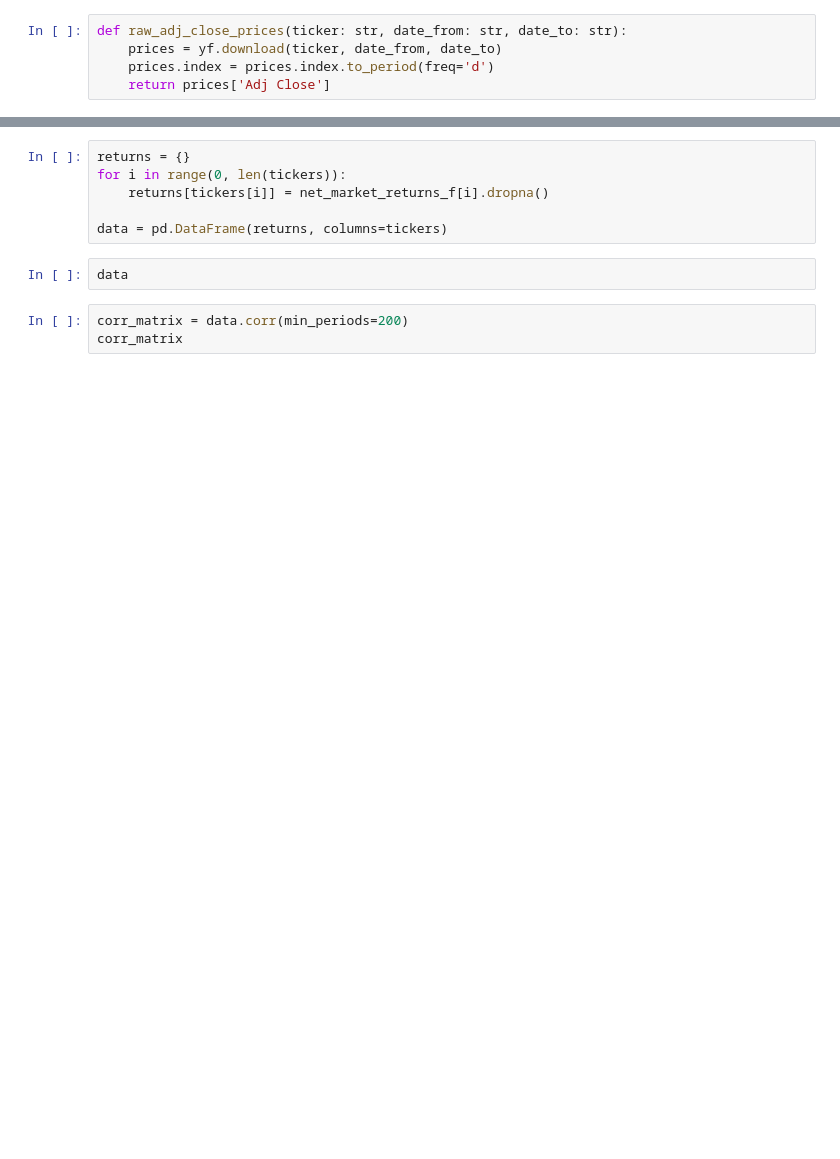
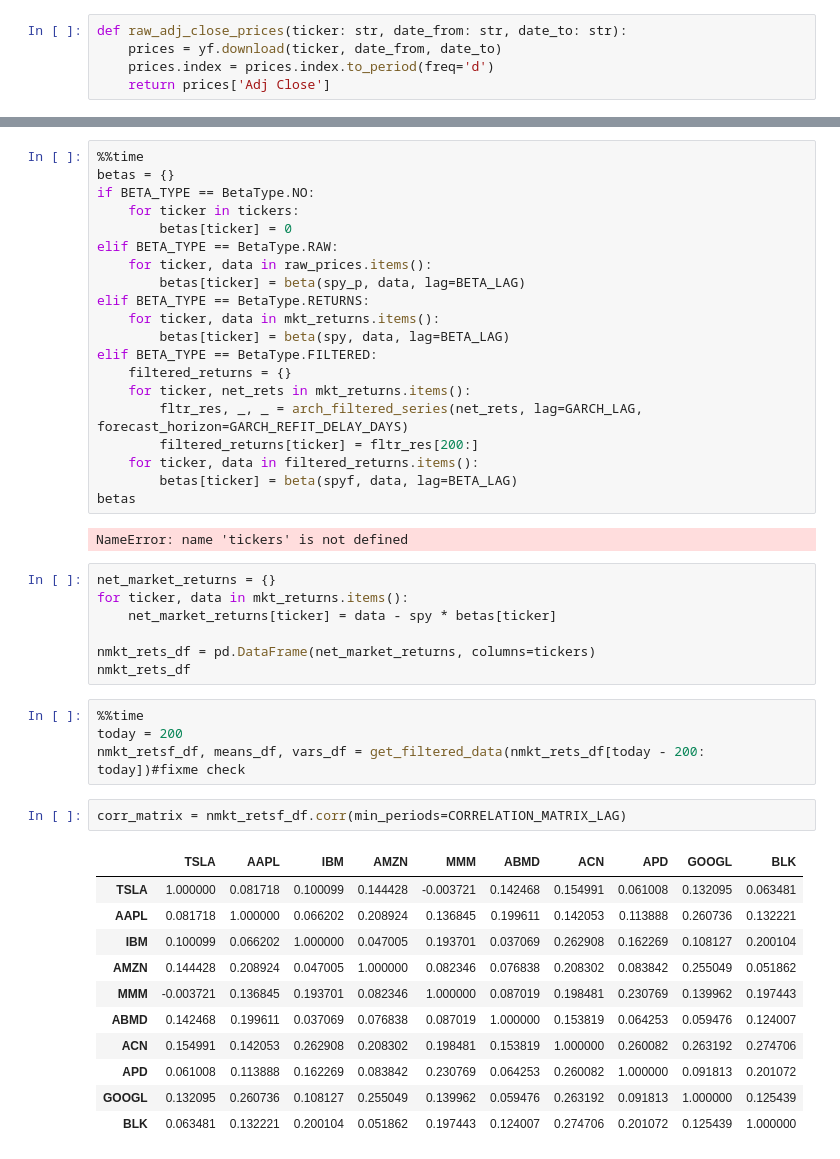
Before and after one commit to krems/cmf_case_1_week, a Jupyter notebook: blah-blah.ipynb, the cells around one changed output, grey strips where cells are left out. Cells and saved outputs as stored; diff of their text form; blank space fills up the shorter version.

```diff
--- a/blah-blah.ipynb
+++ b/blah-blah.ipynb
@@ -207,14 +238,50 @@ net_market_returns_f
-# %%
-returns = {}
-for i in range(0, len(tickers)):
-    returns[tickers[i]] = net_market_returns_f[i].dropna()
-
-data = pd.DataFrame(returns, columns=tickers)
-# %%
-data
+# %%
+%%time
+betas = {}
+if BETA_TYPE == BetaType.NO:
+    for ticker in tickers:
+        betas[ticker] = 0
+elif BETA_TYPE == BetaType.RAW:
+    for ticker, data in raw_prices.items():
+        betas[ticker] = beta(spy_p, data, lag=BETA_LAG)
+elif BETA_TYPE == BetaType.RETURNS:
+    for ticker, data in mkt_returns.items():
+        betas[ticker] = beta(spy, data, lag=BETA_LAG)
+elif BETA_TYPE == BetaType.FILTERED:
+    filtered_returns = {}
+    for ticker, net_rets in mkt_returns.items():
+        fltr_res, _, _ = arch_filtered_series(net_rets, lag=GARCH_LAG, forecast_horizon=GARCH_REFIT_DELAY_DAYS)
+        filtered_returns[ticker] = fltr_res[200:]
+    for ticker, data in filtered_returns.items():
+        betas[ticker] = beta(spyf, data, lag=BETA_LAG)
+betas
+# %% [output]
+NameError: name 'tickers' is not defined
+# %%
+net_market_returns = {}
+for ticker, data in mkt_returns.items():
+    net_market_returns[ticker] = data - spy * betas[ticker]
+
+nmkt_rets_df = pd.DataFrame(net_market_returns, columns=tickers)
+nmkt_rets_df
+# %%
+%%time
+today = 200
+nmkt_retsf_df, means_df, vars_df = get_filtered_data(nmkt_rets_df[today - 200: today])#fixme check
 # %%
-corr_matrix = data.corr(min_periods=200)
-corr_matrix
+corr_matrix = nmkt_retsf_df.corr(min_periods=CORRELATION_MATRIX_LAG)
+# %% [output]
+|  | TSLA | AAPL | IBM | AMZN | MMM | ABMD | ACN | APD | GOOGL | BLK |
+| TSLA | 1.000000 | 0.081718 | 0.100099 | 0.144428 | -0.003721 | 0.142468 | 0.154991 | 0.061008 | 0.132095 | 0.063481 |
+| AAPL | 0.081718 | 1.000000 | 0.066202 | 0.208924 | 0.136845 | 0.199611 | 0.142053 | 0.113888 | 0.260736 | 0.132221 |
+| IBM | 0.100099 | 0.066202 | 1.000000 | 0.047005 | 0.193701 | 0.037069 | 0.262908 | 0.162269 | 0.108127 | 0.200104 |
+| AMZN | 0.144428 | 0.208924 | 0.047005 | 1.000000 | 0.082346 | 0.076838 | 0.208302 | 0.083842 | 0.255049 | 0.051862 |
+| MMM | -0.003721 | 0.136845 | 0.193701 | 0.082346 | 1.000000 | 0.087019 | 0.198481 | 0.230769 | 0.139962 | 0.197443 |
+| ABMD | 0.142468 | 0.199611 | 0.037069 | 0.076838 | 0.087019 | 1.000000 | 0.153819 | 0.064253 | 0.059476 | 0.124007 |
+| ACN | 0.154991 | 0.142053 | 0.262908 | 0.208302 | 0.198481 | 0.153819 | 1.000000 | 0.260082 | 0.263192 | 0.274706 |
+| APD | 0.061008 | 0.113888 | 0.162269 | 0.083842 | 0.230769 | 0.064253 | 0.260082 | 1.000000 | 0.091813 | 0.201072 |
+| GOOGL | 0.132095 | 0.260736 | 0.108127 | 0.255049 | 0.139962 | 0.059476 | 0.263192 | 0.091813 | 1.000000 | 0.125439 |
+| BLK | 0.063481 | 0.132221 | 0.200104 | 0.051862 | 0.197443 | 0.124007 | 0.274706 | 0.201072 | 0.125439 | 1.000000 |
 # %%
 sns.heatmap(corr_matrix, annot=True)
 plt.show()
```
Also changed, not shown: parts of 37 cells of this notebook, 1 other file.
